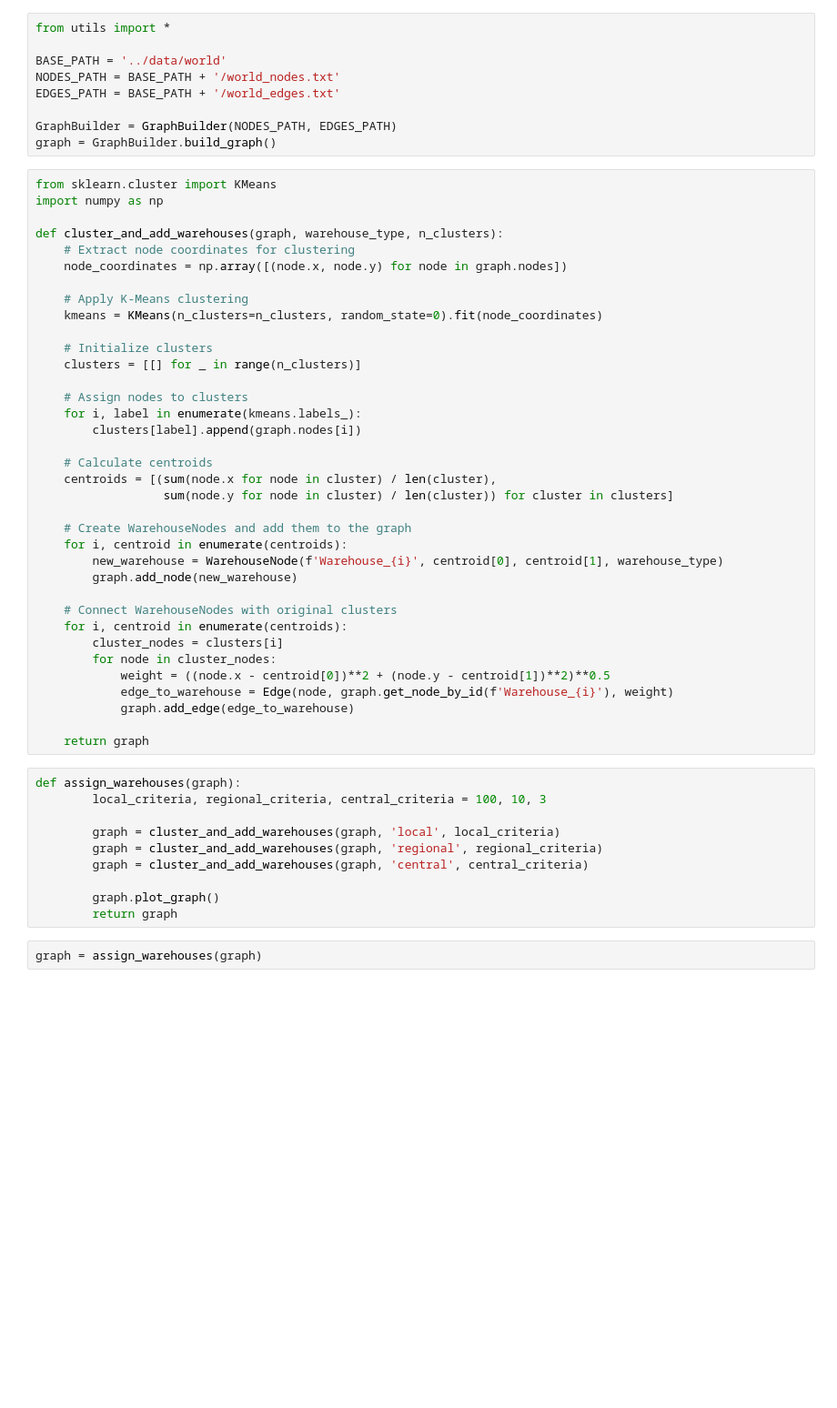
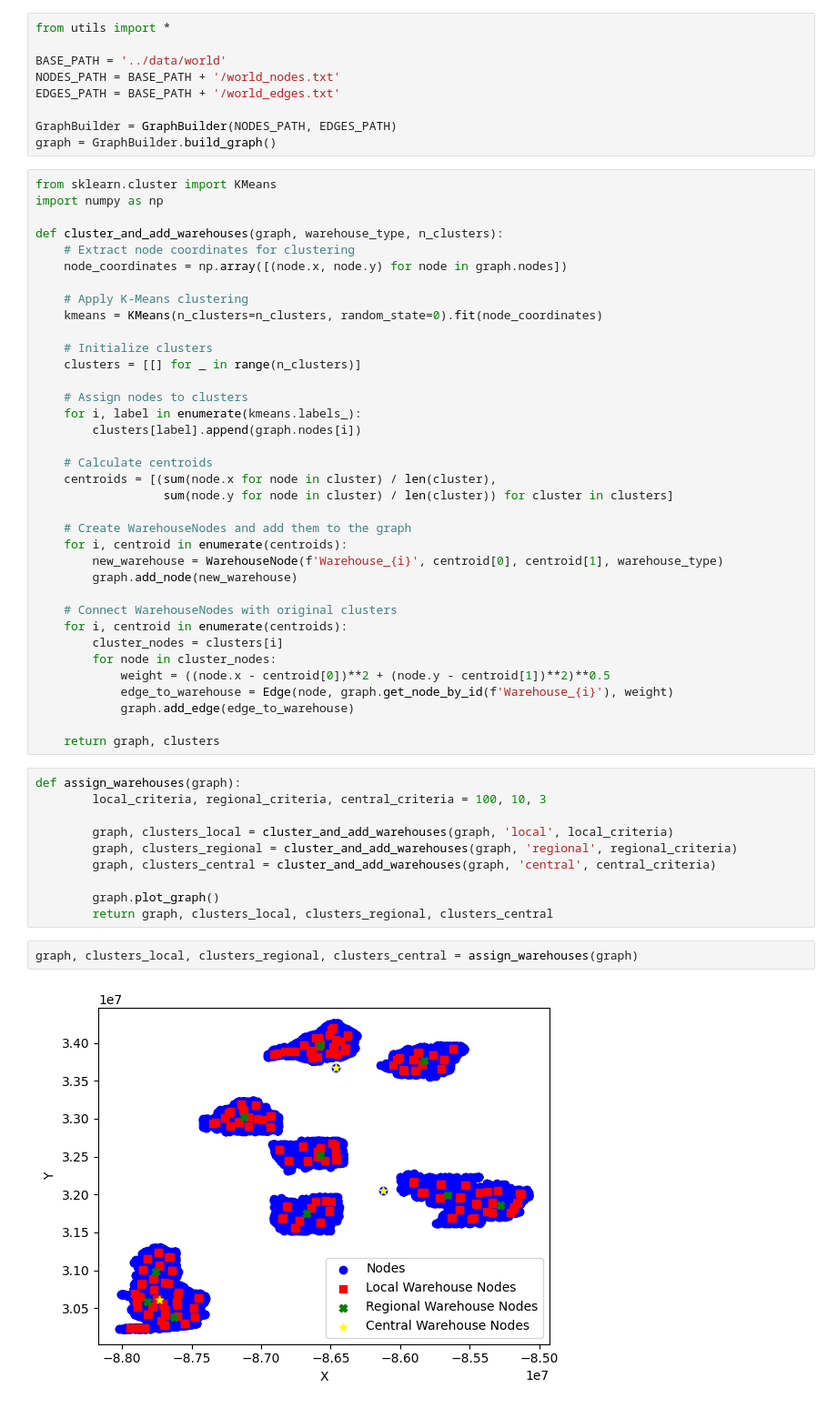
Before and after one commit to subham-71/Green-Logistics-Optimization, a Jupyter notebook: world/warehouse.ipynb, the cells around one changed output. Shown at 91% size. Drawn from its saved outputs; the diff is of its cells as text; blank space fills up the shorter version.

Commit message:
updated clustering and save cluster

```diff
--- a/world/warehouse.ipynb
+++ b/world/warehouse.ipynb
@@ -42,16 +42,18 @@ def cluster_and_add_warehouses(graph, warehouse_type, n_clusters):
             edge_to_warehouse = Edge(node, graph.get_node_by_id(f'Warehouse_{i}'), weight)
             graph.add_edge(edge_to_warehouse)
 
-    return graph
+    return graph, clusters
 # %%
 def assign_warehouses(graph):
         local_criteria, regional_criteria, central_criteria = 100, 10, 3
 
-        graph = cluster_and_add_warehouses(graph, 'local', local_criteria)
-        graph = cluster_and_add_warehouses(graph, 'regional', regional_criteria)
-        graph = cluster_and_add_warehouses(graph, 'central', central_criteria)
+        graph, clusters_local = cluster_and_add_warehouses(graph, 'local', local_criteria)
+        graph, clusters_regional = cluster_and_add_warehouses(graph, 'regional', regional_criteria)
+        graph, clusters_central = cluster_and_add_warehouses(graph, 'central', central_criteria)
 
         graph.plot_graph()
-        return graph
+        return graph, clusters_local, clusters_regional, clusters_central
 # %%
-graph = assign_warehouses(graph)
+graph, clusters_local, clusters_regional, clusters_central = assign_warehouses(graph)
+# %% [output]
+[figure, added]
```
Also changed, not shown: parts of 3 cells of this notebook, 1 other file.
